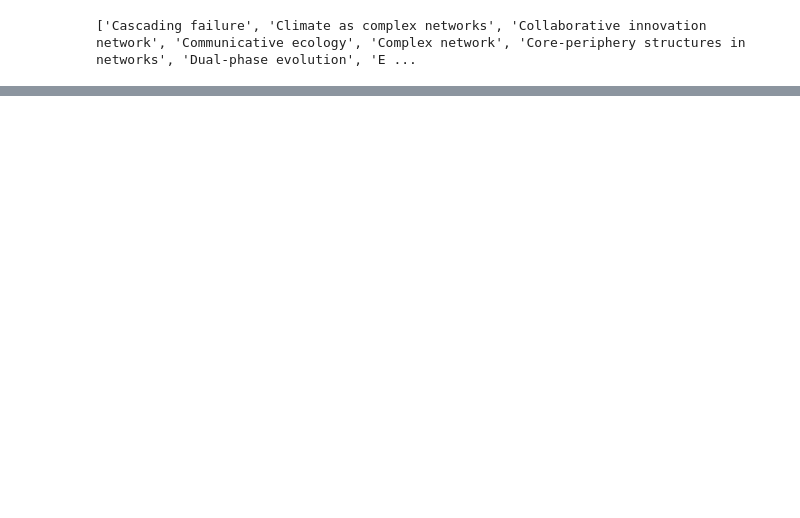
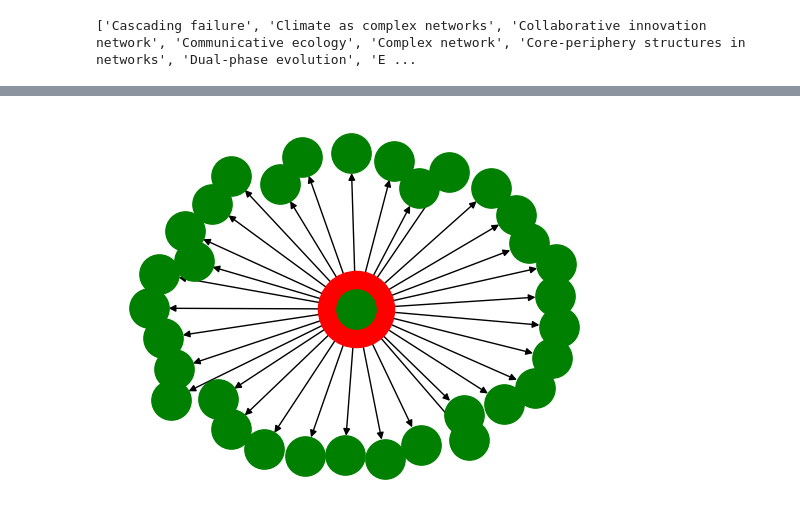
Before and after one commit to hr1588/network, a Jupyter notebook: crwal.ipynb, the cells around one changed output, grey strips where cells are left out. Drawn from its saved outputs; the diff is of its cells as text; code cells hidden in the pictures; blank space fills up the shorter version.

```diff
--- a/crwal.ipynb
+++ b/crwal.ipynb
@@ -88,0 +109,5 @@ print(ulli_total)
+# %%
+df = pd.DataFrame(ulli_total, columns = ['neighbor'])
+df.insert(0,'core',np.nan)
+df = df.fillna('Network Science')
+df
@@ -88,0 +132,17 @@ print(ulli_total)
+# %%
+import networkx as nx
+import matplotlib.pyplot as plt
+
+# Network Science의 그래프
+g = nx.from_pandas_edgelist(df,'core','neighbor', create_using=nx.DiGraph())
+
+ego = 'Network Science'
+pos = nx.spring_layout(g)
+
+options = {"node_size":3000, "node_color":"r"}
+nx.draw_networkx_nodes(g, pos, nodelist=[ego],**options) # ego 노드 크기와 색상 별도 설정
+
+nx.draw(g, pos, node_color = 'green', node_size = 800)
+plt.show()
+# %% [output]
+[figure, added]
```
Also changed, not shown: parts of 7 cells of this notebook.
